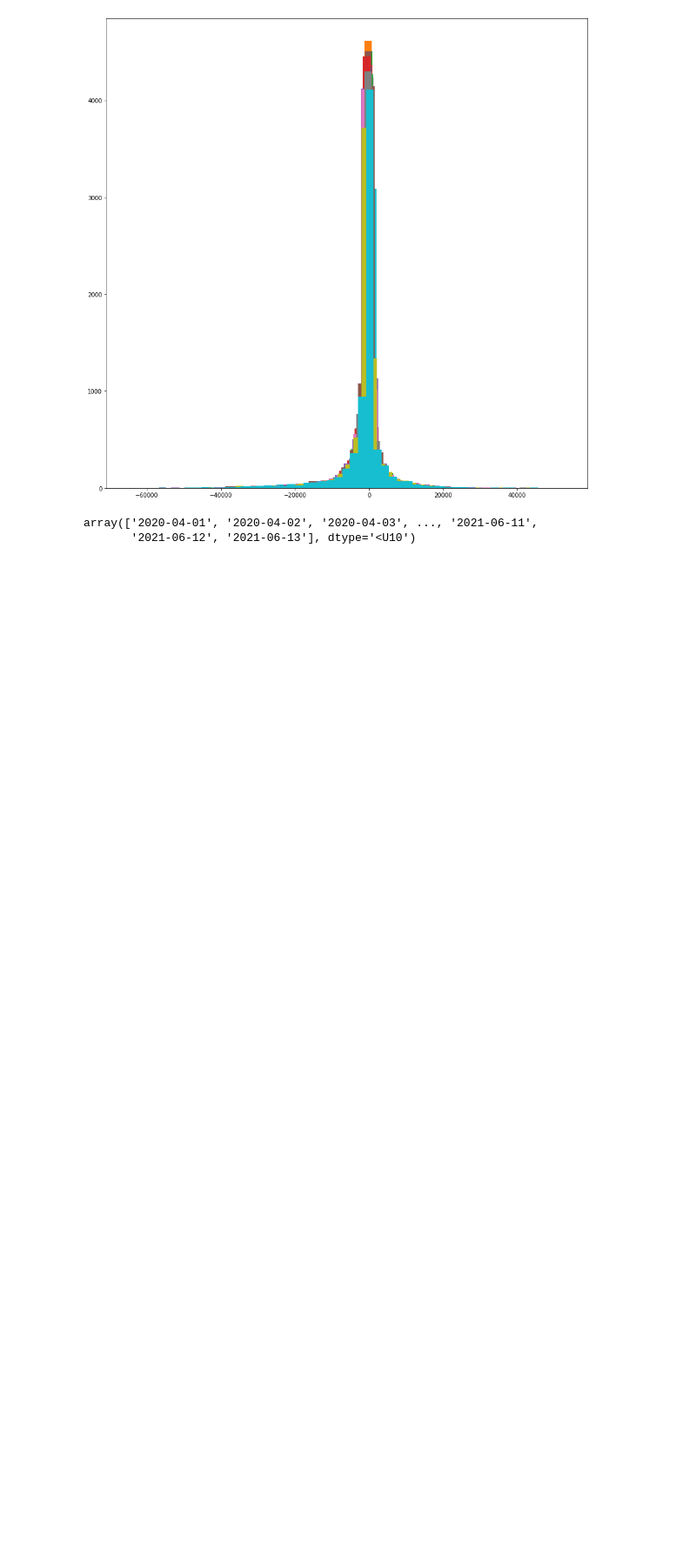
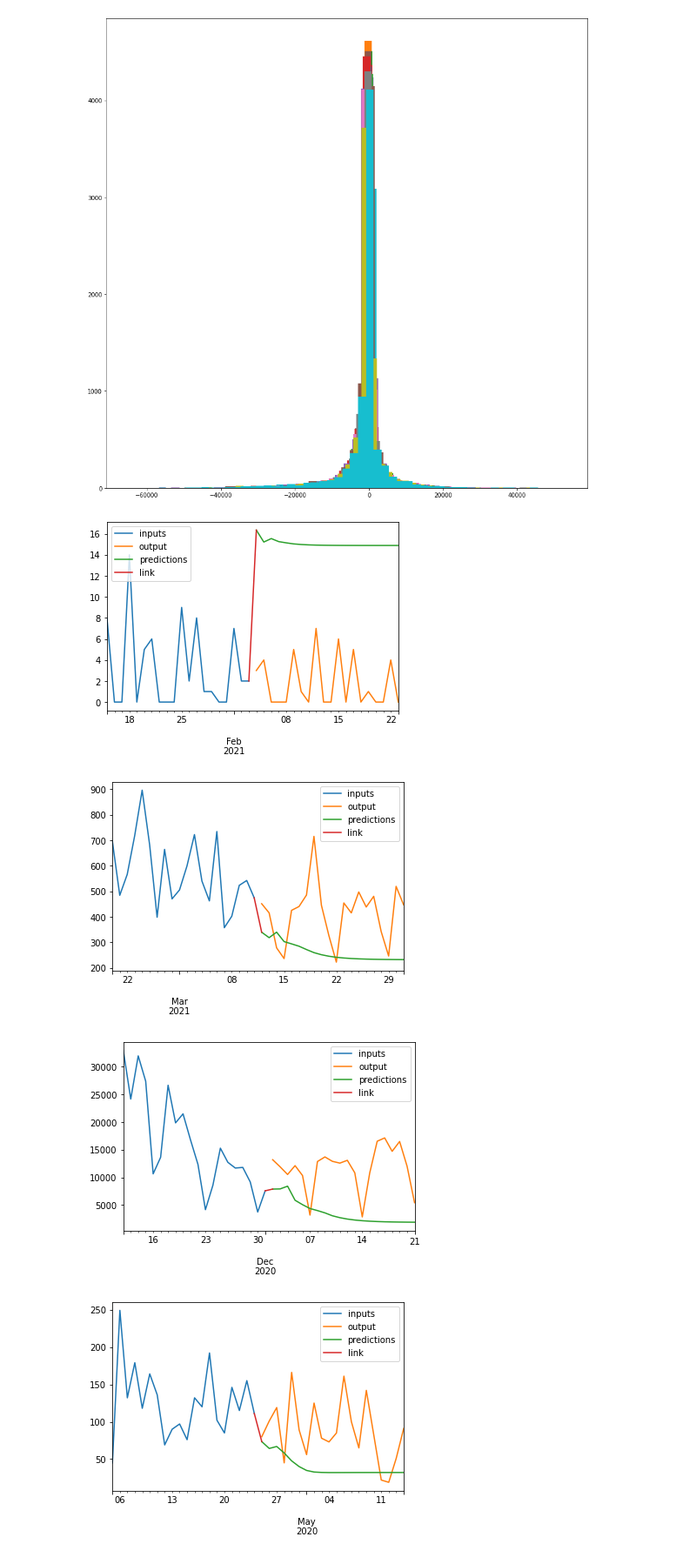
Before and after one commit to selam88/mirror_gitlab_app, a Jupyter notebook: application.ipynb, the cells around one changed output. Shown at 87% size. Drawn from its saved outputs; the diff is of its cells as text; code cells hidden in the pictures; blank space fills up the shorter version.

```diff
--- a/application.ipynb
+++ b/application.ipynb
@@ -55,8 +66,11 @@ for i in range(predictions.shape[1]):
     ax.hist(predictions[:, i, :] - output_seq[:, i, :], bins=50)
 # %% [output]
 [figure]
-# %%
-last_in_dates
-# %% [output]
-array(['2020-04-01', '2020-04-02', '2020-04-03', ..., '2021-06-11',
-       '2021-06-12', '2021-06-13'], dtype='<U10')
+# %%
+for i in np.random.randint(0, predictions.shape[0], (50,)):
+    show(i, last_in_dates, input_seq, output_seq, predictions)
+# %% [output]
+[figure, added]
+[figure, added]
+[figure, added]
+[figure, added]
```
Also changed, not shown: parts of 8 cells of this notebook, 2 other files.
